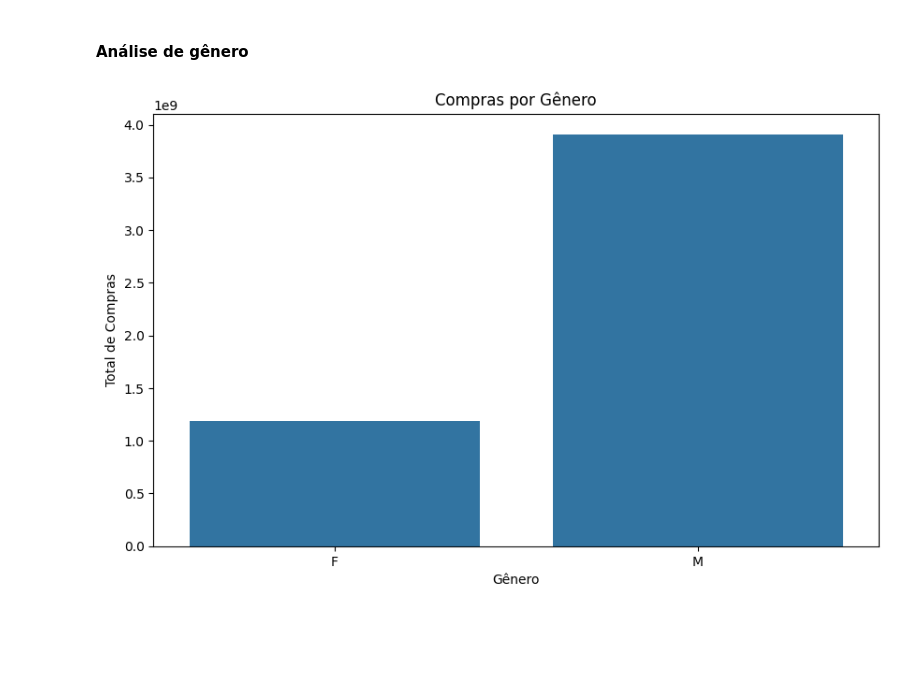
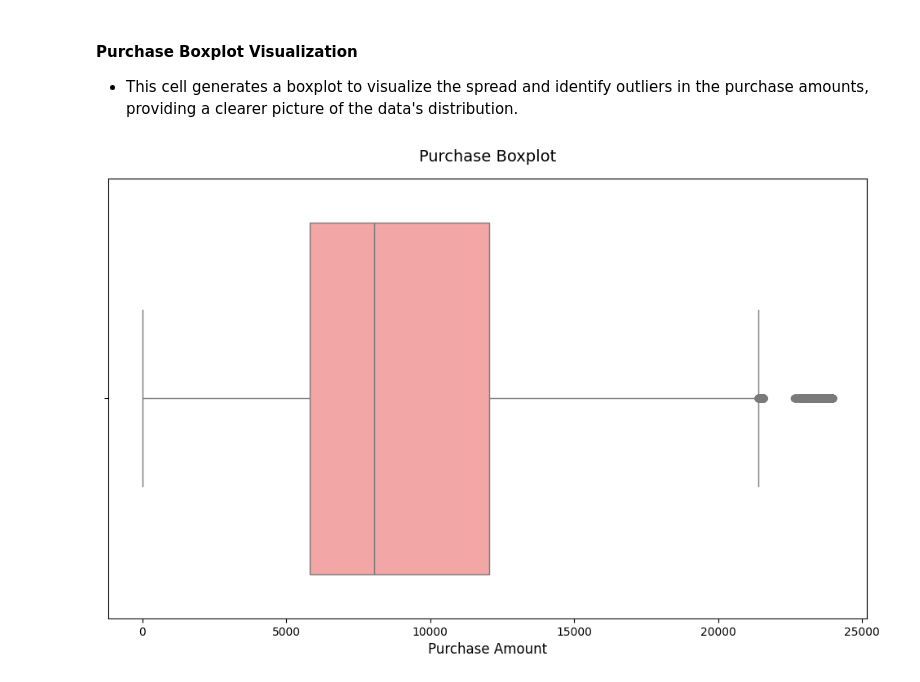
Before and after one commit to ntsation/consumer-purchase-analysis, a Jupyter notebook: black_friday_EDA.ipynb, the cells around one changed output. Saved outputs shown, nothing was run; the diff lists cells and outputs as text; code cells hidden in the pictures; blank space fills up the shorter version.

```diff
--- a/black_friday_EDA.ipynb
+++ b/black_friday_EDA.ipynb
@@ -51,4 +12,3 @@ max              18.000000           18.000000   23961.000000
 # %%
-missing_values = df.isnull().sum
-print('Valores Ausentes por Coluna:')
-print(missing_values)
+path = r'./src/train.csv'
+df = pd.read_csv(path)
@@ -150,14 +103,12 @@ Número de Outliers: 2677
 # %% [markdown]
-#### Análise de gênero
+#### Purchase Boxplot Visualization
+- This cell generates a boxplot to visualize the spread and identify outliers in the purchase amounts, providing a clearer picture of the data's distribution.
 # %%
-gender_purchase = df.groupby('Gender')['Purchase'].sum()
-
-plt.figure(figsize=(10, 6))
-sns.barplot(x=gender_purchase.index, y=gender_purchase.values)
-plt.title('Compras por Gênero')
-plt.xlabel('Gênero')
-plt.ylabel('Total de Compras')
+plt.figure(figsize=(12, 7))
+sns.boxplot(x=df['Purchase'], color='#FF9999')
+plt.title('Purchase Boxplot', fontsize=14, pad=15)
+plt.xlabel('Purchase Amount', fontsize=12)
 plt.show()
 # %% [output]
-[figure, old version]
+[figure, new version]
 # %% [markdown]
```
Also changed, not shown: parts of 29 cells of this notebook.
